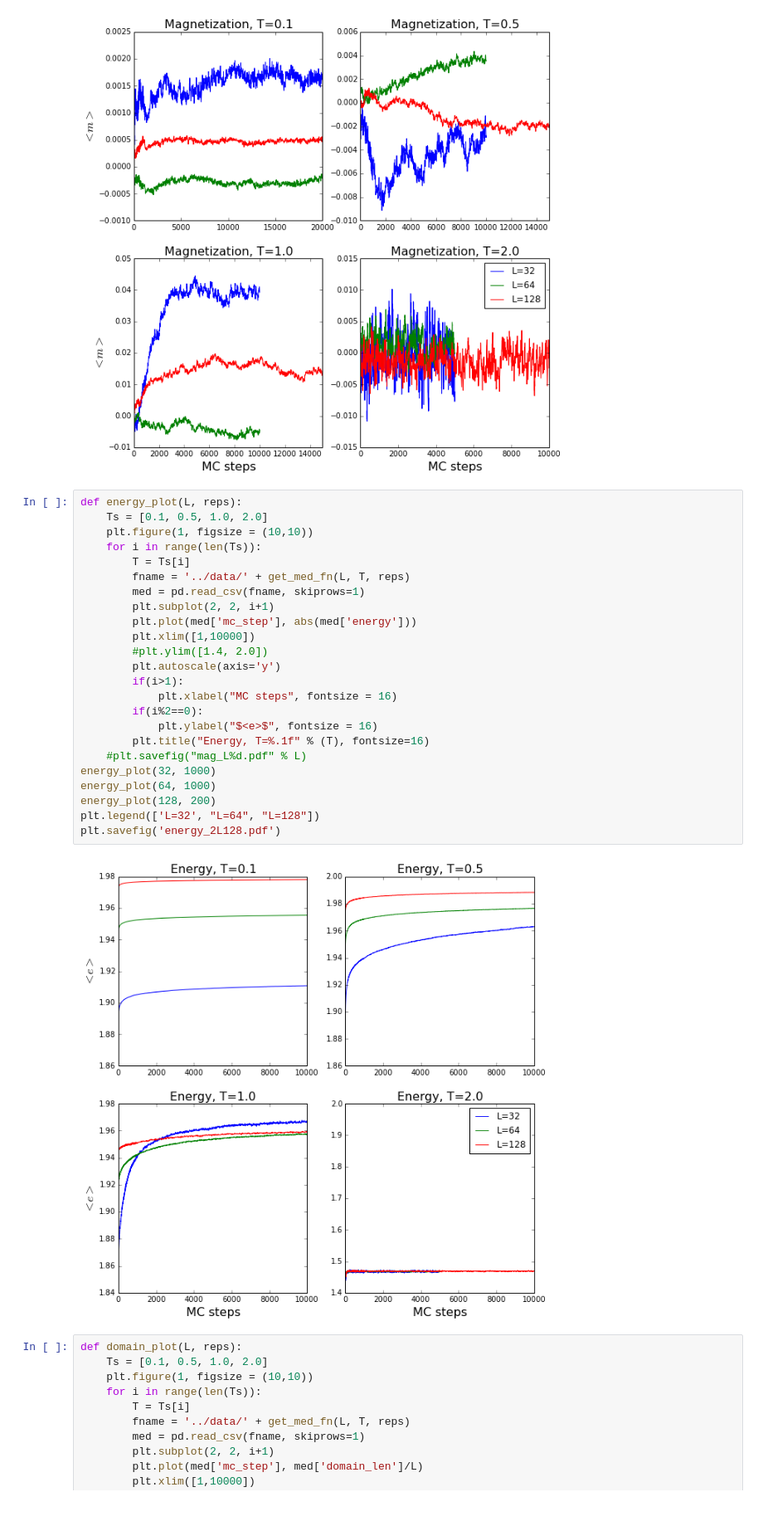
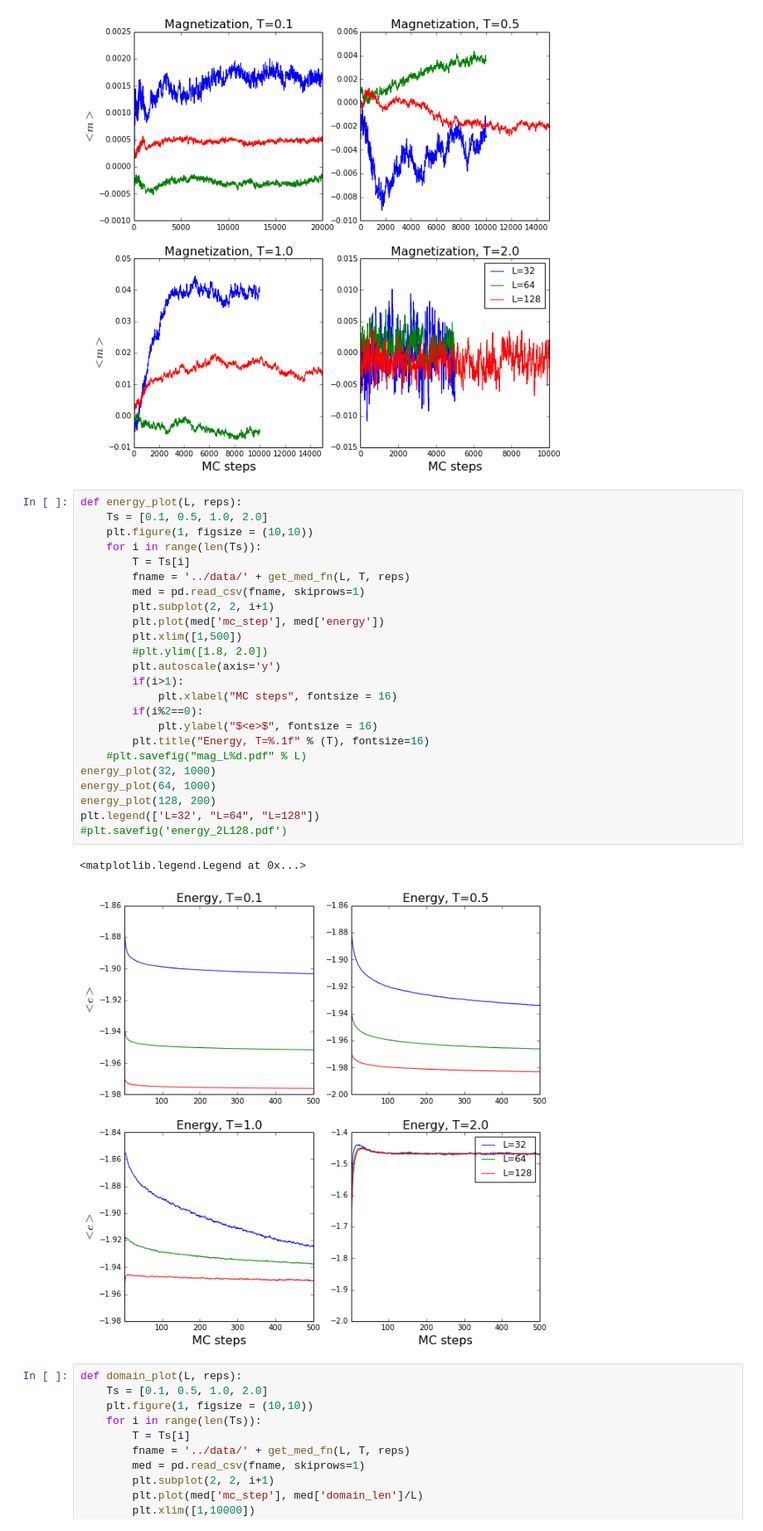
Before and after one commit to seanxiangcheng/RFIM_Simulation, a Jupyter notebook: figs_code/med_spin_plots.py.ipynb, the cells around one changed output. Shown: that part at 83% size. Saved outputs shown, nothing was run; the diff lists cells and outputs as text.

Commit message:
added new plots and data

```diff
--- a/figs_code/med_spin_plots.py.ipynb
+++ b/figs_code/med_spin_plots.py.ipynb
@@ -53,29 +53,30 @@ plt.savefig('mag_2L128.pdf')
 # %%
 def energy_plot(L, reps):
     Ts = [0.1, 0.5, 1.0, 2.0]
     plt.figure(1, figsize = (10,10))
     for i in range(len(Ts)):
         T = Ts[i]
         fname = '../data/' + get_med_fn(L, T, reps)
         med = pd.read_csv(fname, skiprows=1)
         plt.subplot(2, 2, i+1)
-        plt.plot(med['mc_step'], abs(med['energy']))
-        plt.xlim([1,10000])
-        #plt.ylim([1.4, 2.0])
+        plt.plot(med['mc_step'], med['energy'])
+        plt.xlim([1,500])
+        #plt.ylim([1.8, 2.0])
         plt.autoscale(axis='y')
         if(i>1):
             plt.xlabel("MC steps", fontsize = 16)
         if(i%2==0):
             plt.ylabel("$<e>$", fontsize = 16)
         plt.title("Energy, T=%.1f" % (T), fontsize=16)
     #plt.savefig("mag_L%d.pdf" % L)
 energy_plot(32, 1000)
 energy_plot(64, 1000)
 energy_plot(128, 200)
 plt.legend(['L=32', "L=64", "L=128"])
-plt.savefig('energy_2L128.pdf')
+#plt.savefig('energy_2L128.pdf')
 # %% [output]
+<matplotlib.legend.Legend at 0x...>
-[figure, old version]
+[figure, new version]
 # %%
 def domain_plot(L, reps):
     Ts = [0.1, 0.5, 1.0, 2.0]
```
Also changed, not shown: 14 other files.
